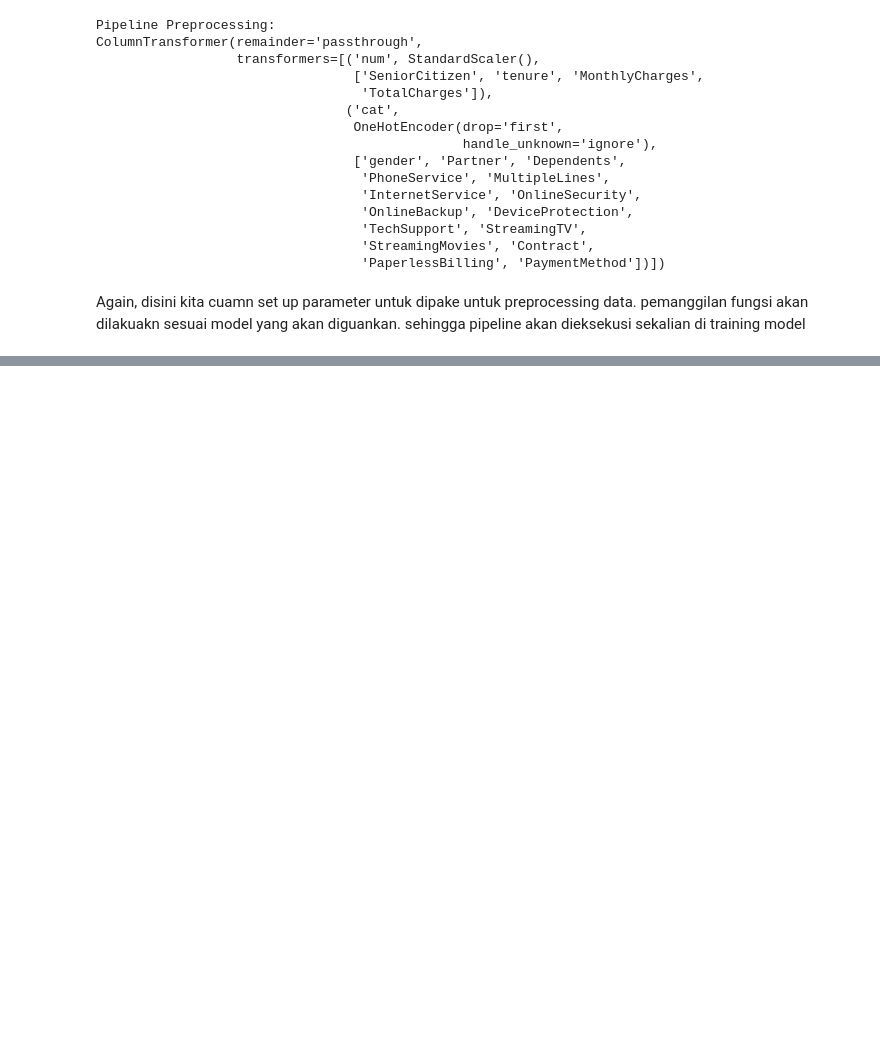
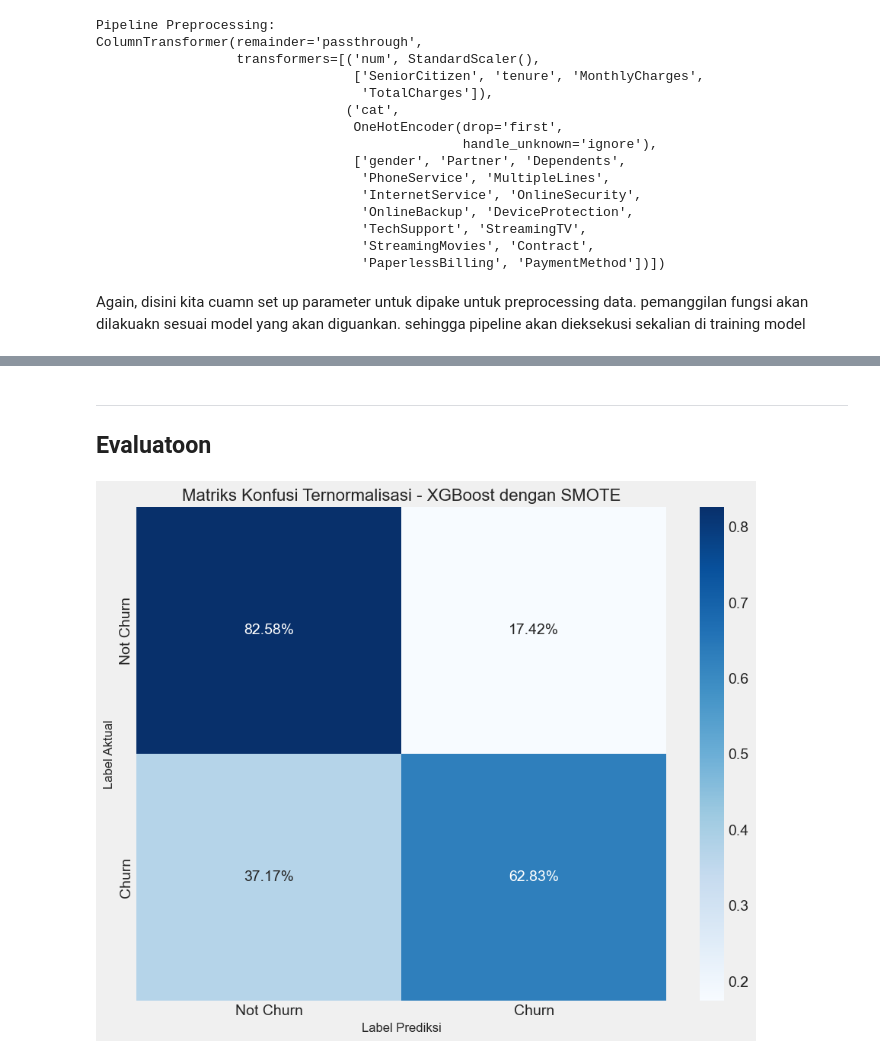
Before and after one commit to Ryanakml/Churn-Prediction-System, a Jupyter notebook: customer_churn.ipynb, the cells around one changed output, grey strips where cells are left out. Saved outputs shown, nothing was run; the diff lists cells and outputs as text; code cells hidden in the pictures; blank space fills up the shorter version.

```diff
--- a/customer_churn.ipynb
+++ b/customer_churn.ipynb
@@ -473,0 +632,21 @@ Again, disini kita cuamn set up parameter untuk dipake untuk preprocessing data.
+# %% [markdown]
+---
+
+## Evaluatoon
+# %%
+# Menghitung matriks konfusi
+cm = confusion_matrix(y_test, y_pred_xgb)
+
+# Normalisasi matriks konfusi
+cm_normalized = cm.astype('float') / cm.sum(axis=1)[:, np.newaxis]
+
+# Visualisasi matriks konfusi
+plt.figure(figsize=(10, 8))
+sns.heatmap(cm_normalized, annot=True, fmt='.2%', cmap='Blues',
+            xticklabels=['Not Churn', 'Churn'], yticklabels=['Not Churn', 'Churn'])
+plt.title('Matriks Konfusi Ternormalisasi - XGBoost dengan SMOTE', fontsize=16)
+plt.ylabel('Label Aktual', fontsize=12)
+plt.xlabel('Label Prediksi', fontsize=12)
+plt.show()
+# %% [output]
+[figure, added]
```
Also changed, not shown: parts of 21 cells of this notebook.
